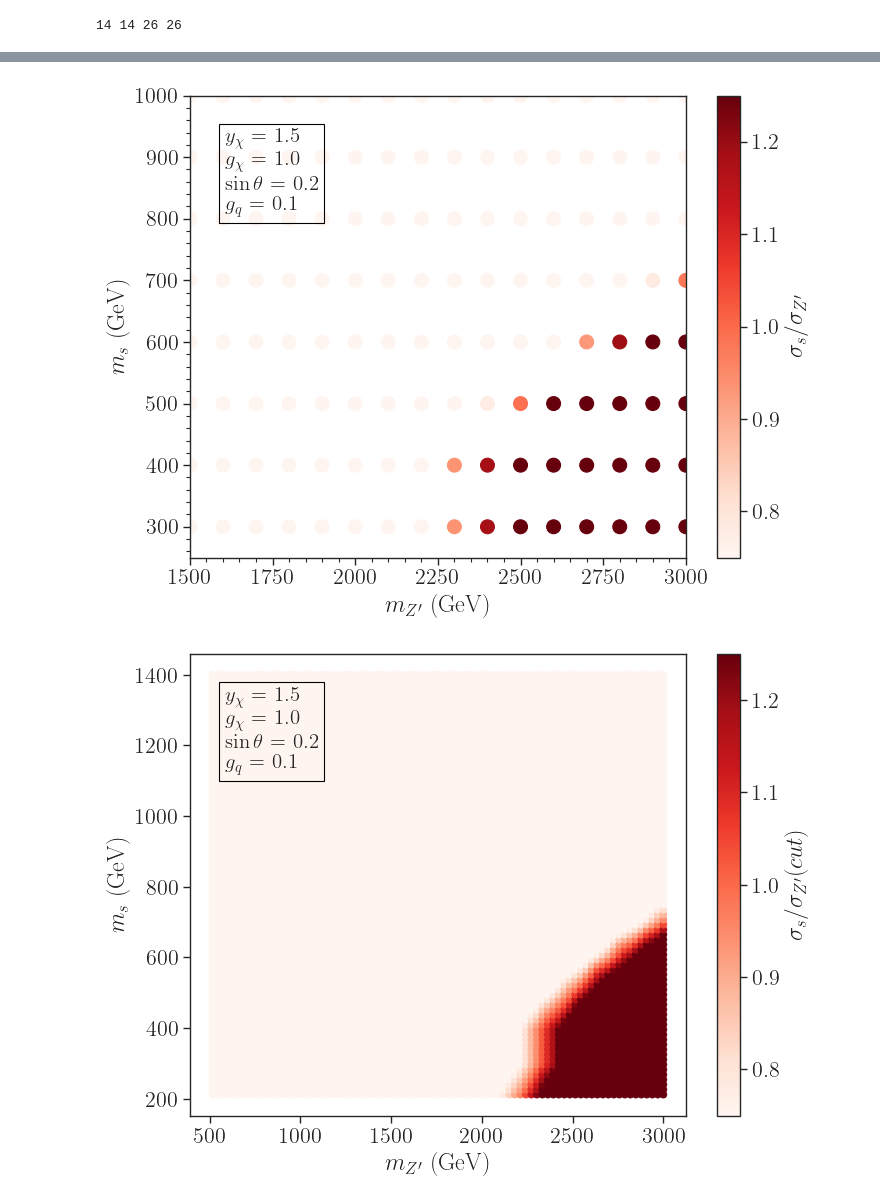
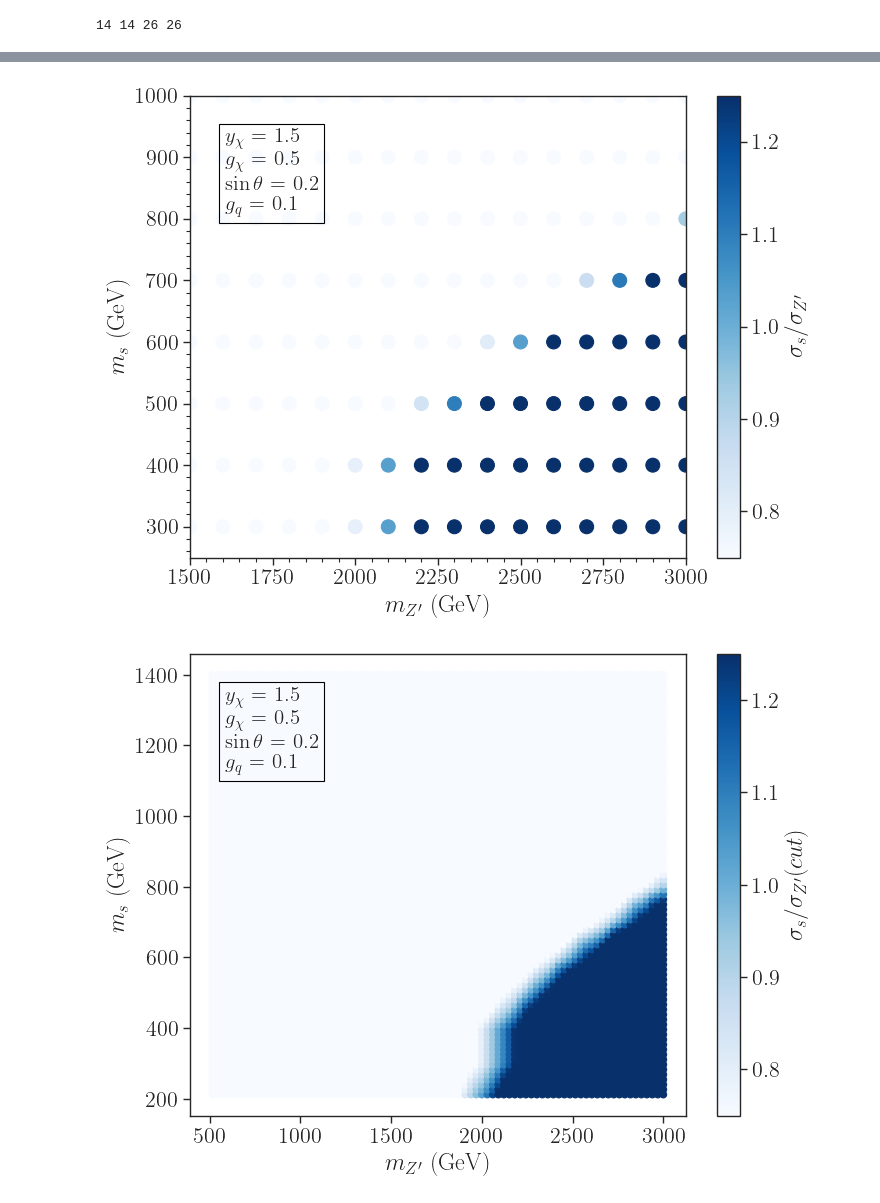
Before and after one commit to SModelS/smodelsv3-paper, a Jupyter notebook: notebooks/Map-ratio-xsec.ipynb, the cells around one changed output, grey strips where cells are left out. Cells and saved outputs as stored; diff of their text form; code cells hidden in the pictures.

Commit message:
updated plots and readme

```diff
--- a/notebooks/Map-ratio-xsec.ipynb
+++ b/notebooks/Map-ratio-xsec.ipynb
@@ -88,7 +88,7 @@ filter1 = {
            '$y_{\\chi}$': 1.5
           }
 filter2 = {
-           '$g_{\\chi}$': 1.0
+           '$g_{\\chi}$': 0.5
           }
 filter3 = {
            '$\\sin\\theta$': 0.2
@@ -159,7 +159,7 @@ plt.show()
 # Plot results
 plt.figure(figsize=(8,6))
 plt.scatter(x=xsecs['$m_{Zp}$'], y=xsecs['$m_{s}$'], vmin=0.75, vmax=1.25,
-            cmap=plt.cm.get_cmap('Reds'), c=xsecs['$\\sigma_{S} / \\sigma_{Zp} (cut)$'], s=100)
+            cmap=plt.cm.get_cmap('Blues'), c=xsecs['$\\sigma_{S} / \\sigma_{Zp} (cut)$'], s=100)
 
 cbar=plt.colorbar(label=r'$\sigma_{s} / \sigma_{Z^{\prime}}$')
 
@@ -172,10 +172,10 @@ plt.ylim(250.0, 1000.0)
 plt.text(0.07,0.75,textstr,fontsize=15,bbox=dict(facecolor='none', edgecolor='black'),
          transform = plt.gca().transAxes)
 plt.minorticks_on()
-plt.savefig('../../Pictures/map-ratio-1.png')
+plt.savefig('../../Pictures/map-ratio-3.png')
 plt.show()
 # %% [output]
-[figure, old version]
+[figure, new version]
 # %%
 from itertools import product
 from scipy.interpolate import LinearNDInterpolator,interp2d, griddata
@@ -187,15 +187,15 @@ ratios = griddata(list(zip(xsecs['$m_{Zp}$'],xsecs['$m_{s}$'])),
 # %%
 plt.figure(figsize=(8,6))
 
-plt.scatter(x=pts[:,0], y=pts[:,1], vmin=0.75, vmax =1.25, c=ratios, cmap=plt.cm.get_cmap('Reds'))
+plt.scatter(x=pts[:,0], y=pts[:,1], vmin=0.75, vmax =1.25, c=ratios, cmap=plt.cm.get_cmap('Blues'))
 
 cbar=plt.colorbar(label=r'$\sigma_{s} / \sigma_{Z^{\prime}} (cut)$')
 
 plt.text(0.07,0.75,textstr,fontsize=15,bbox=dict(facecolor='none', edgecolor='black'),
          transform = plt.gca().transAxes)
 
 plt.xlabel(r'$m_{Z^{\prime}}$ (GeV)')
 plt.ylabel(r'$m_{s}$ (GeV)')
 plt.show()
 # %% [output]
-[figure, old version]
+[figure, new version]
```
Also changed, not shown: parts of 1 cell of this notebook, 3 other files.
